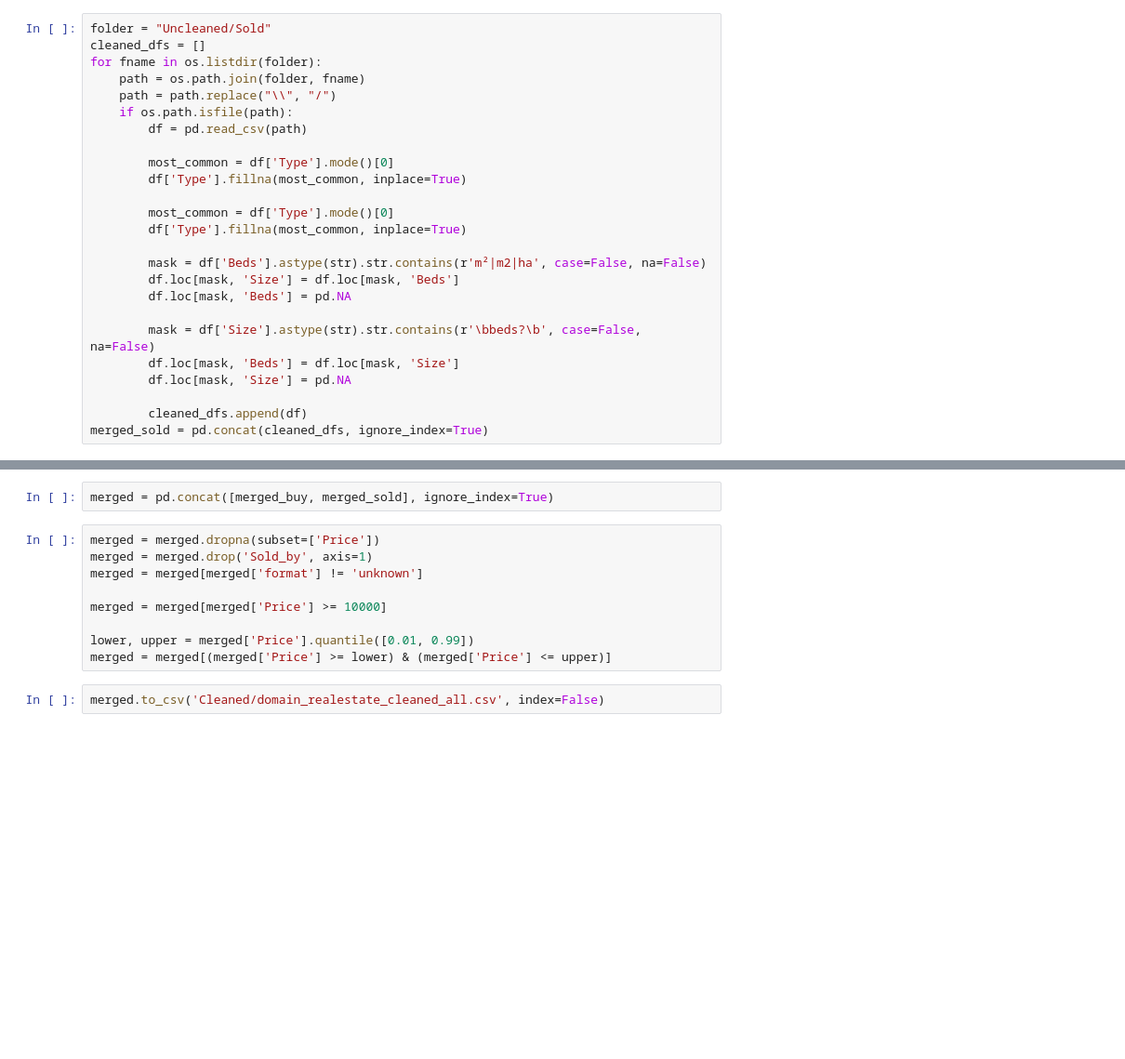
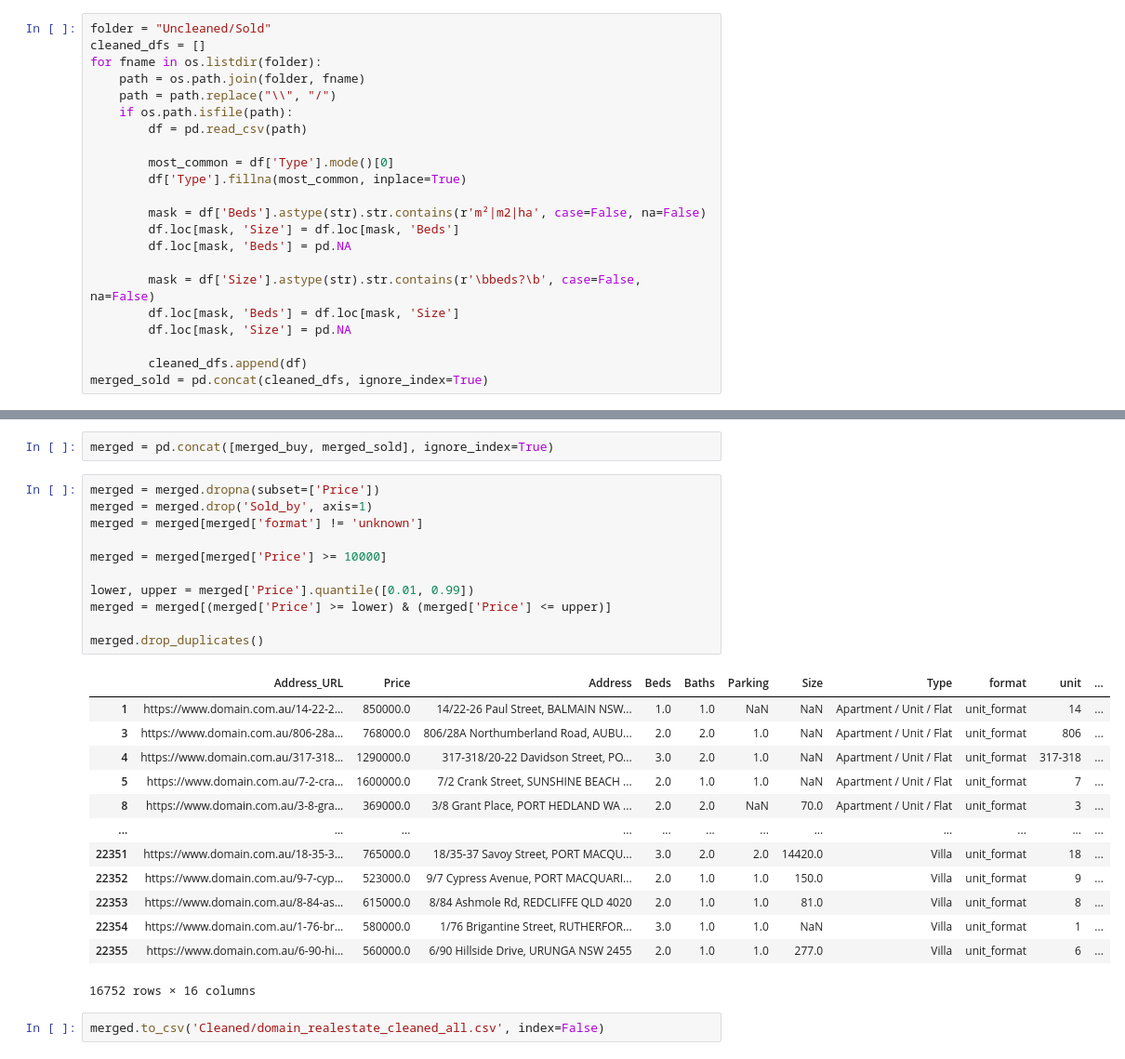
Before and after one commit to Reriiii/australia-real-estate, a Jupyter notebook: data_preprocess.ipynb, the cells around one changed output, grey strips where cells are left out. Shown at 93% size. Cells and saved outputs as stored; diff of their text form; blank space fills up the shorter version.

```diff
--- a/data_preprocess.ipynb
+++ b/data_preprocess.ipynb
@@ -12,9 +12,6 @@ for fname in os.listdir(folder):
     path = path.replace("\\", "/")
     if os.path.isfile(path):
         df = pd.read_csv(path)
-
-        most_common = df['Type'].mode()[0]
-        df['Type'].fillna(most_common, inplace=True)
 
         most_common = df['Type'].mode()[0]
         df['Type'].fillna(most_common, inplace=True)
@@ -234,11 +225,27 @@ merged = pd.concat([merged_buy, merged_sold], ignore_index=True)
 # %%
 merged = merged.dropna(subset=['Price'])
 merged = merged.drop('Sold_by', axis=1)
 merged = merged[merged['format'] != 'unknown']
 
 merged = merged[merged['Price'] >= 10000]
 
 lower, upper = merged['Price'].quantile([0.01, 0.99])
 merged = merged[(merged['Price'] >= lower) & (merged['Price'] <= upper)]
+
+merged.drop_duplicates()
+# %% [output]
+|  | Address_URL | Price | Address | Beds | Baths | Parking | Size | Type | format | unit | ... |
+| 1 | https://www.domain.com.au/14-22-2... | 850000.0 | 14/22-26 Paul Street, BALMAIN NSW... | 1.0 | 1.0 | NaN | NaN | Apartment / Unit / Flat | unit_format | 14 | ... |
+| 3 | https://www.domain.com.au/806-28a... | 768000.0 | 806/28A Northumberland Road, AUBU... | 2.0 | 2.0 | 1.0 | NaN | Apartment / Unit / Flat | unit_format | 806 | ... |
+| 4 | https://www.domain.com.au/317-318... | 1290000.0 | 317-318/20-22 Davidson Street, PO... | 3.0 | 2.0 | 1.0 | NaN | Apartment / Unit / Flat | unit_format | 317-318 | ... |
+| 5 | https://www.domain.com.au/7-2-cra... | 1600000.0 | 7/2 Crank Street, SUNSHINE BEACH ... | 2.0 | 1.0 | 1.0 | NaN | Apartment / Unit / Flat | unit_format | 7 | ... |
+| 8 | https://www.domain.com.au/3-8-gra... | 369000.0 | 3/8 Grant Place, PORT HEDLAND WA ... | 2.0 | 2.0 | NaN | 70.0 | Apartment / Unit / Flat | unit_format | 3 | ... |
+| ... | ... | ... | ... | ... | ... | ... | ... | ... | ... | ... | ... |
+| 22351 | https://www.domain.com.au/18-35-3... | 765000.0 | 18/35-37 Savoy Street, PORT MACQU... | 3.0 | 2.0 | 2.0 | 14420.0 | Villa | unit_format | 18 | ... |
+| 22352 | https://www.domain.com.au/9-7-cyp... | 523000.0 | 9/7 Cypress Avenue, PORT MACQUARI... | 2.0 | 1.0 | 1.0 | 150.0 | Villa | unit_format | 9 | ... |
+| 22353 | https://www.domain.com.au/8-84-as... | 615000.0 | 8/84 Ashmole Rd, REDCLIFFE QLD 4020 | 2.0 | 1.0 | 1.0 | 81.0 | Villa | unit_format | 8 | ... |
+| 22354 | https://www.domain.com.au/1-76-br... | 580000.0 | 1/76 Brigantine Street, RUTHERFOR... | 3.0 | 1.0 | 1.0 | NaN | Villa | unit_format | 1 | ... |
+| 22355 | https://www.domain.com.au/6-90-hi... | 560000.0 | 6/90 Hillside Drive, URUNGA NSW 2455 | 2.0 | 1.0 | 1.0 | 277.0 | Villa | unit_format | 6 | ... |
+16752 rows × 16 columns
 # %%
 merged.to_csv('Cleaned/domain_realestate_cleaned_all.csv', index=False)
```
Also changed, not shown: parts of 3 cells of this notebook.
